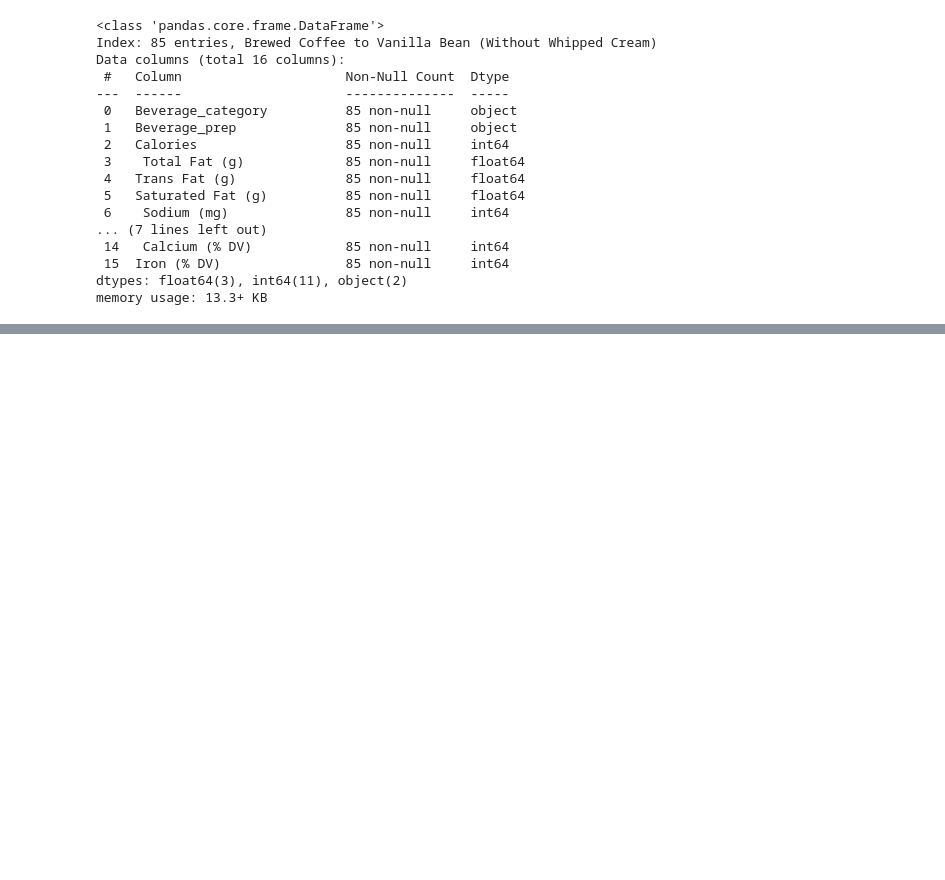
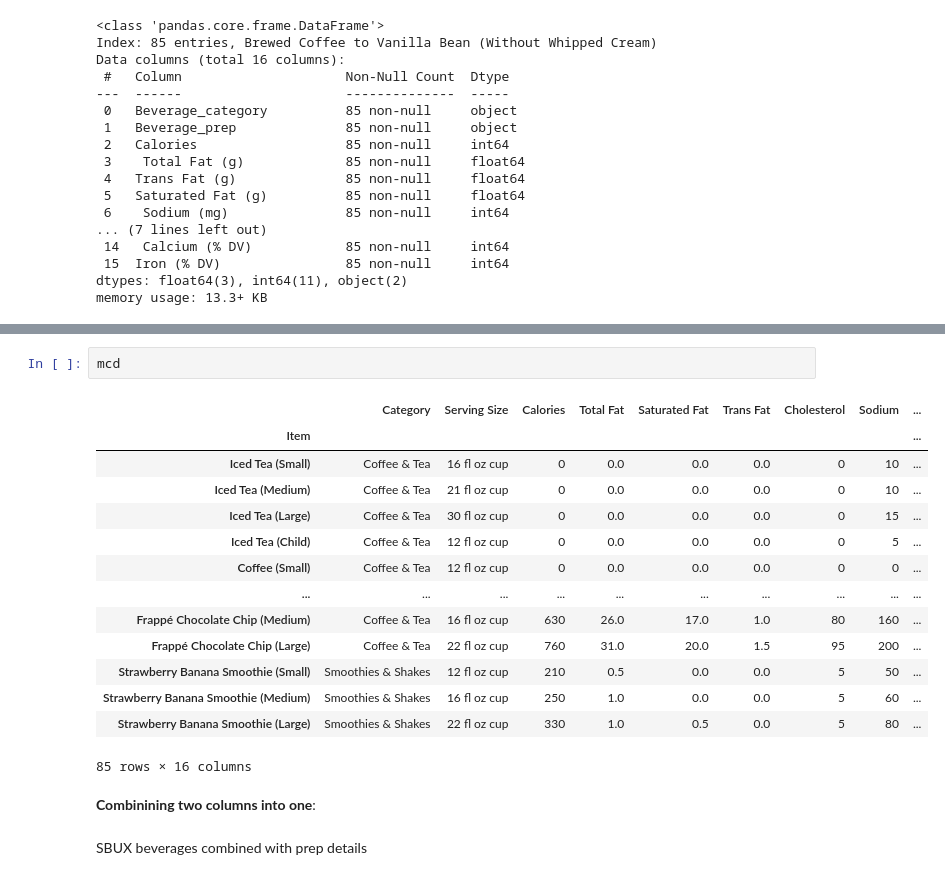
Before and after one commit to cmonjarr/AMB_Project_SP25, a Jupyter notebook: Nutrition Project/Nutrition_2025.ipynb, the cells around one changed output, grey strips where cells are left out. Saved outputs shown, nothing was run; the diff lists cells and outputs as text; blank space fills up the shorter version.

Commit message:
adding combined columns, created  columns, deleted columns, reoganized columns

```diff
--- a/Nutrition Project/Nutrition_2025.ipynb
+++ b/Nutrition Project/Nutrition_2025.ipynb
@@ -1095,0 +1108,21 @@ memory usage: 13.3+ KB
+# %%
+mcd
+# %% [output]
+|  | Category | Serving Size | Calories | Total Fat | Saturated Fat | Trans Fat | Cholesterol | Sodium | ... |
+| Item |  |  |  |  |  |  |  |  | ... |
+| Iced Tea (Small) | Coffee & Tea | 16 fl oz cup | 0 | 0.0 | 0.0 | 0.0 | 0 | 10 | ... |
+| Iced Tea (Medium) | Coffee & Tea | 21 fl oz cup | 0 | 0.0 | 0.0 | 0.0 | 0 | 10 | ... |
+| Iced Tea (Large) | Coffee & Tea | 30 fl oz cup | 0 | 0.0 | 0.0 | 0.0 | 0 | 15 | ... |
+| Iced Tea (Child) | Coffee & Tea | 12 fl oz cup | 0 | 0.0 | 0.0 | 0.0 | 0 | 5 | ... |
+| Coffee (Small) | Coffee & Tea | 12 fl oz cup | 0 | 0.0 | 0.0 | 0.0 | 0 | 0 | ... |
+| ... | ... | ... | ... | ... | ... | ... | ... | ... | ... |
+| Frappé Chocolate Chip (Medium) | Coffee & Tea | 16 fl oz cup | 630 | 26.0 | 17.0 | 1.0 | 80 | 160 | ... |
+| Frappé Chocolate Chip (Large) | Coffee & Tea | 22 fl oz cup | 760 | 31.0 | 20.0 | 1.5 | 95 | 200 | ... |
+| Strawberry Banana Smoothie (Small) | Smoothies & Shakes | 12 fl oz cup | 210 | 0.5 | 0.0 | 0.0 | 5 | 50 | ... |
+| Strawberry Banana Smoothie (Medium) | Smoothies & Shakes | 16 fl oz cup | 250 | 1.0 | 0.0 | 0.0 | 5 | 60 | ... |
+| Strawberry Banana Smoothie (Large) | Smoothies & Shakes | 22 fl oz cup | 330 | 1.0 | 0.5 | 0.0 | 5 | 80 | ... |
+85 rows × 16 columns
+# %% [markdown]
+**Combinining two columns into one**:
+# %% [markdown]
+SBUX beverages combined with prep details
```
Also changed, not shown: parts of 45 cells of this notebook.
